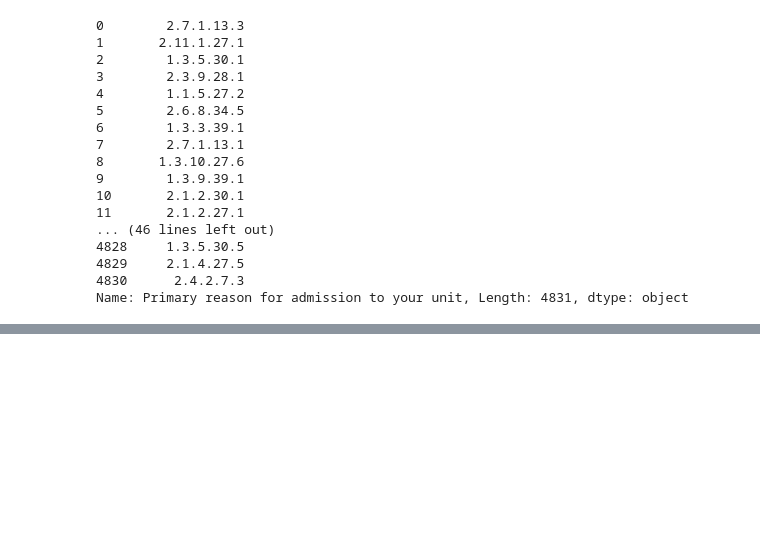
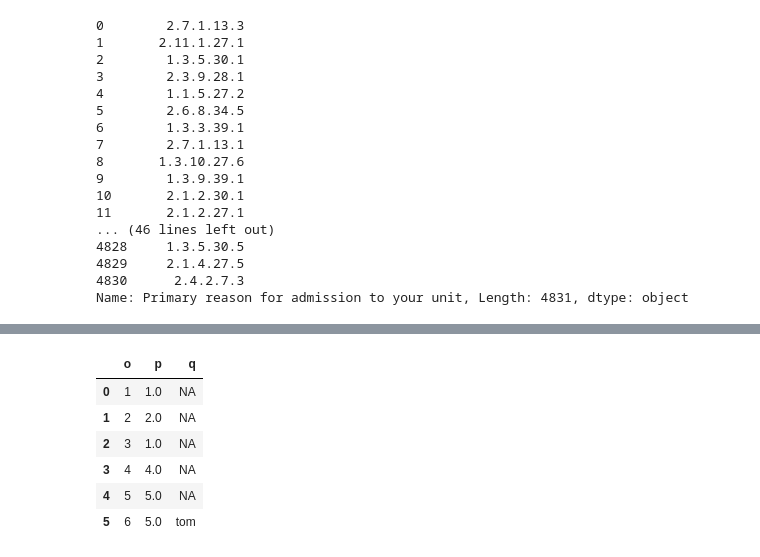
Before and after one commit to UHBristolDataScience/ICNARC-to-Philips-Linkage, a Jupyter notebook: Merging data.ipynb, the cells around one changed output, grey strips where cells are left out. Saved outputs shown, nothing was run; the diff lists cells and outputs as text; code cells hidden in the pictures; blank space fills up the shorter version.

```diff
--- a/Merging data.ipynb
+++ b/Merging data.ipynb
@@ -207,0 +261,10 @@ Name: Primary reason for admission to your unit, Length: 4831, dtype: object
+# %%
+t3
+# %% [output]
+|  | o | p | q |
+| 0 | 1 | 1.0 | NA |
+| 1 | 2 | 2.0 | NA |
+| 2 | 3 | 1.0 | NA |
+| 3 | 4 | 4.0 | NA |
+| 4 | 5 | 5.0 | NA |
+| 5 | 6 | 5.0 | tom |
```
Also changed, not shown: parts of 24 cells of this notebook, 1 other file.
